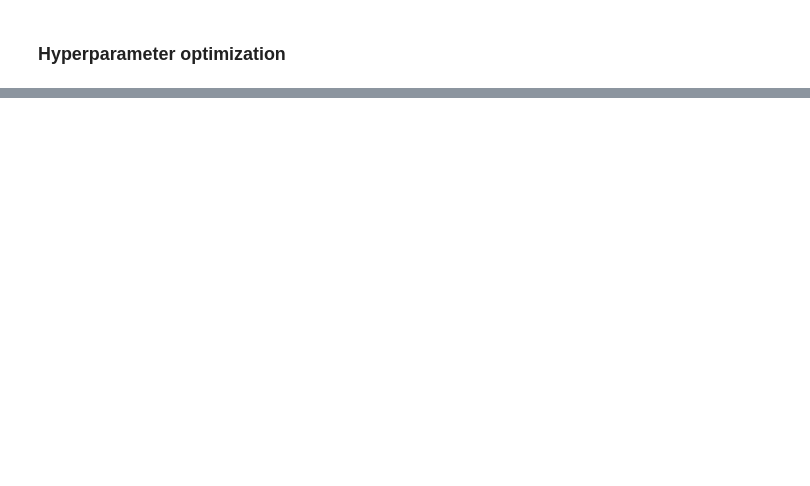
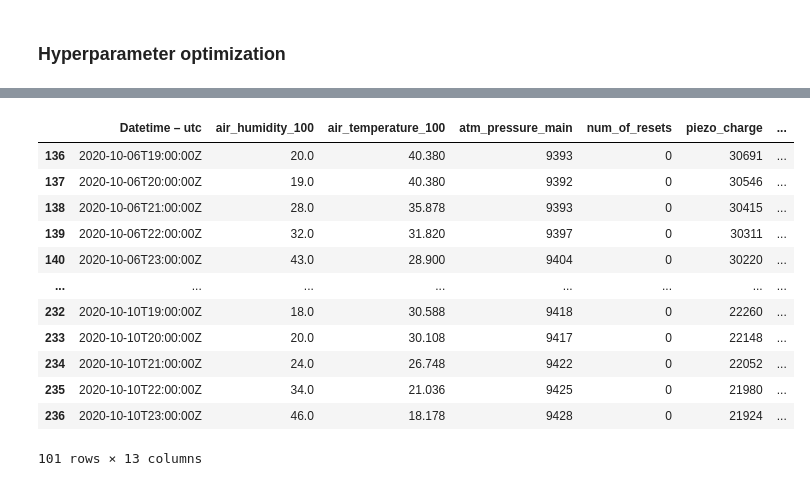
Before and after one commit to FollowingTheRabbit/Rain, a Jupyter notebook: src/analyse.ipynb, the cells around one changed output, grey strips where cells are left out. Cells and saved outputs as stored; diff of their text form; code cells hidden in the pictures; blank space fills up the shorter version.

```diff
--- a/src/analyse.ipynb
+++ b/src/analyse.ipynb
@@ -496,0 +506,28 @@ best_RF: 0.51
+# %%
+class Rain():
+    Classifier = best_classifier
+    Regressor = best_regressor
+    def __init__(self, x):
+        self.x = x.copy()
+
+    def transform(self):
+        self.x['data'] = pd.to_datetime(self.x['Datetime – utc'], format='mixed')
+        self.x['data'] = self.x.data.astype(str).str.split('+',expand=True)[0]
+        self.x['dif_charge'] = self.x.groupby('num_of_resets').piezo_charge.diff(-1)
+        self.x['dif_charge'] = self.x.dif_charge.shift(-2)
+        self.x.dropna(inplace=True)
+
+        #dados_df['dif_charge'] = (100*dados_df['dif_charge']/dados_df['piezo_charge'])
+        #rms = np.sqrt(self.x.dif_charge.apply(lambda x: x**2).mean())
+        #self.x['dif_charge'] = (self.x['dif_charge']-rms)
+
+
+        self.x['dif_temp'] = self.x['air_temperature_100'] - self.x['piezo_temperature'].astype(float)
+        self.x['dq/dT'] = (self.x.dif_charge/self.x.dif_temp)
+
+    def calculate(self):
+        self.x['precp'] = self.Classifier.predict(self.x[self.Classifier.feature_names_in_])
+        self.x['precp'] = self.x['precp'].shift(-1)
+        self.x.loc[self.x['precp'].eq(1),'chuva'] = self.Regressor.predict(self.x.loc[self.x['precp'].eq(1), self.Regressor.feature_names_in_])
+        self.x.chuva.fillna(0,inplace=True)
+        self.x.dropna(inplace=True)
@@ -496,0 +542,20 @@ best_RF: 0.51
+# %%
+rain = Rain(x)
+rain.transform()
+rain.Classifier.feature_names_in_,rain.Regressor.feature_names_in_
+rain.calculate()
+rain.x
+# %% [output]
+|  | Datetime – utc | air_humidity_100 | air_temperature_100 | atm_pressure_main | num_of_resets | piezo_charge | ... |
+| 136 | 2020-10-06T19:00:00Z | 20.0 | 40.380 | 9393 | 0 | 30691 | ... |
+| 137 | 2020-10-06T20:00:00Z | 19.0 | 40.380 | 9392 | 0 | 30546 | ... |
+| 138 | 2020-10-06T21:00:00Z | 28.0 | 35.878 | 9393 | 0 | 30415 | ... |
+| 139 | 2020-10-06T22:00:00Z | 32.0 | 31.820 | 9397 | 0 | 30311 | ... |
+| 140 | 2020-10-06T23:00:00Z | 43.0 | 28.900 | 9404 | 0 | 30220 | ... |
+| ... | ... | ... | ... | ... | ... | ... | ... |
+| 232 | 2020-10-10T19:00:00Z | 18.0 | 30.588 | 9418 | 0 | 22260 | ... |
+| 233 | 2020-10-10T20:00:00Z | 20.0 | 30.108 | 9417 | 0 | 22148 | ... |
+| 234 | 2020-10-10T21:00:00Z | 24.0 | 26.748 | 9422 | 0 | 22052 | ... |
+| 235 | 2020-10-10T22:00:00Z | 34.0 | 21.036 | 9425 | 0 | 21980 | ... |
+| 236 | 2020-10-10T23:00:00Z | 46.0 | 18.178 | 9428 | 0 | 21924 | ... |
+101 rows × 13 columns
```
Also changed, not shown: parts of 25 cells of this notebook.
